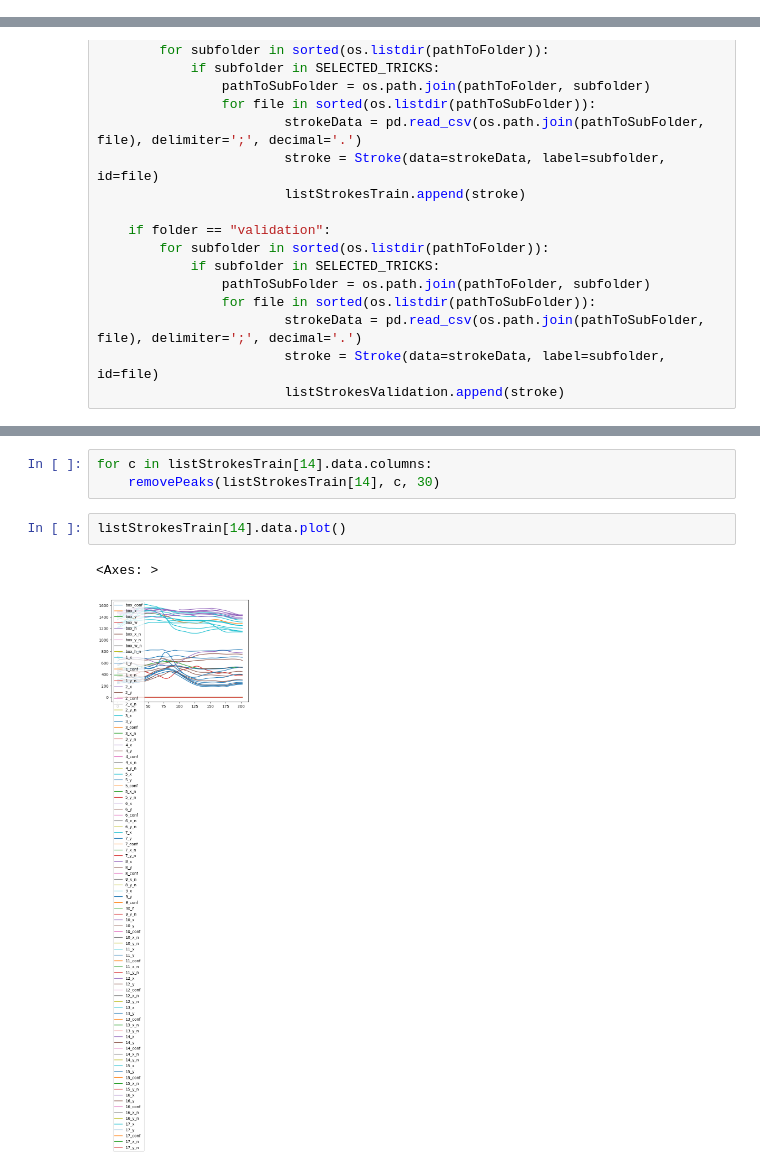
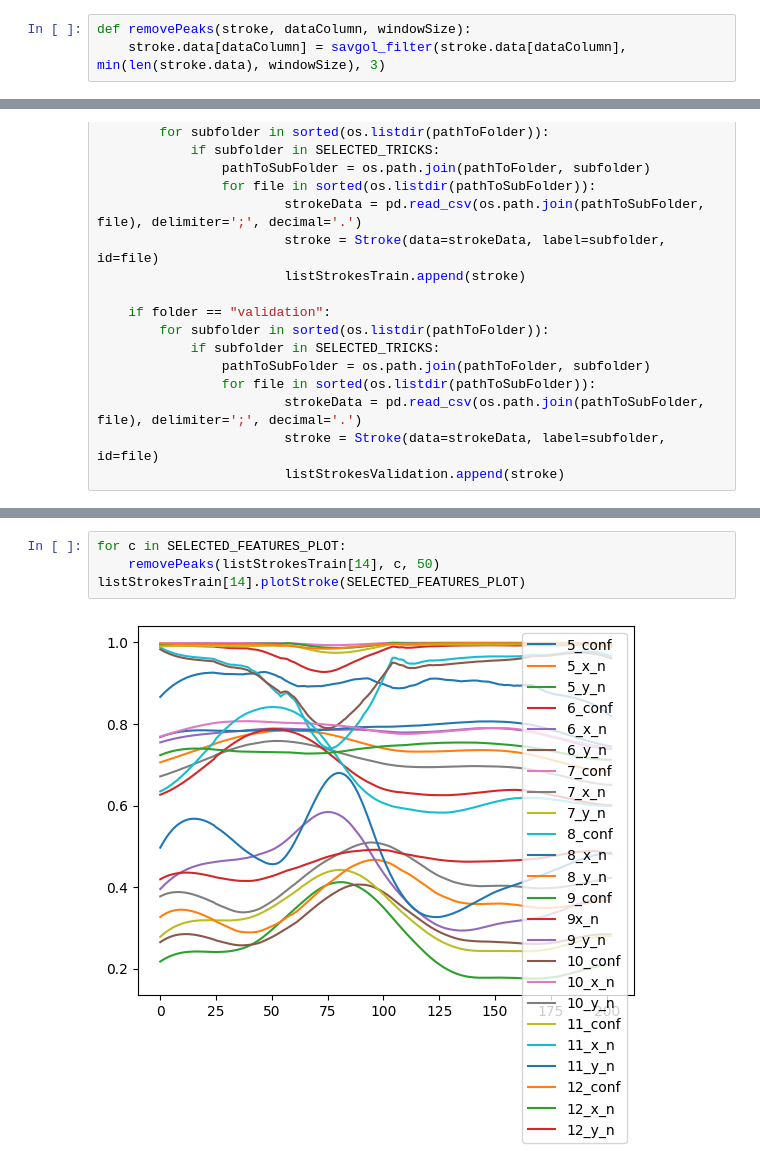
Before and after one commit to natsadfr13/MediaEval_ClassificationTask, a Jupyter notebook: pose_estimation_classification/testsPreProcessing.ipynb, the cells around one changed output, grey strips where cells are left out. Drawn from its saved outputs; the diff is of its cells as text.

```diff
--- a/pose_estimation_classification/testsPreProcessing.ipynb
+++ b/pose_estimation_classification/testsPreProcessing.ipynb
@@ -7,3 +7,6 @@ import matplotlib.pyplot as plt
 from stroke import *
 # %%
 pathToCVSData = '/Users/nathansadoun/Desktop/INSA/ML/Video_classification/MediaEval_ClassificationTask/dataSetCSV'
+# %%
+def removePeaks(stroke, dataColumn, windowSize):
+    stroke.data[dataColumn] = savgol_filter(stroke.data[dataColumn], min(len(stroke.data), windowSize), 3)
@@ -46,8 +49,6 @@ listStrokesTrain[14].data[zero_transitions] = listStrokesTrain[14].data.interpol
 # %%
-for c in listStrokesTrain[14].data.columns:
-    removePeaks(listStrokesTrain[14], c, 30)
+for c in SELECTED_FEATURES_PLOT:
+    removePeaks(listStrokesTrain[14], c, 50)
+listStrokesTrain[14].plotStroke(SELECTED_FEATURES_PLOT)
+# %% [output]
+[figure, added]
-# %%
-listStrokesTrain[14].data.plot()
-# %% [output]
-<Axes: >
-[figure, removed]
```
Also changed, not shown: parts of 11 cells of this notebook, 14 other files.
